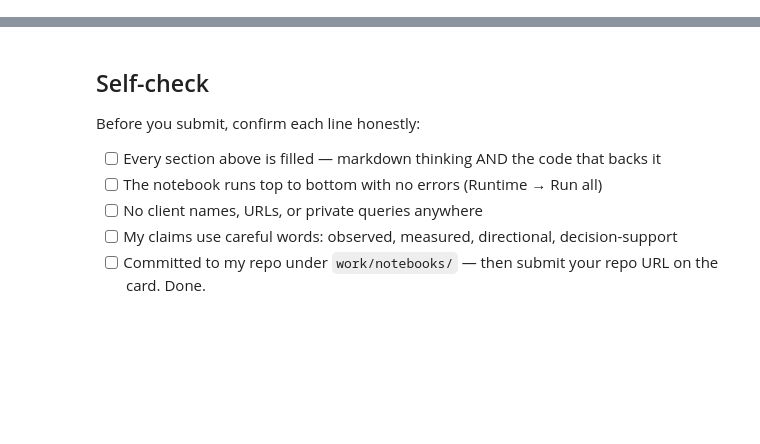
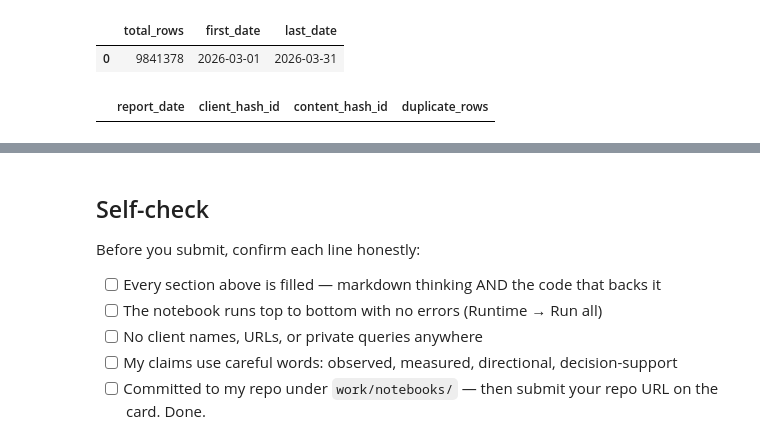
Before and after one commit to kashafejaz50-cell/Flyrank_ML_Internship, a Jupyter notebook: work/notebooks/w03_data_contract.ipynb, the cells around one changed output, grey strips where cells are left out. Saved outputs shown, nothing was run; the diff lists cells and outputs as text; code cells hidden in the pictures; blank space fills up the shorter version.

```diff
--- a/work/notebooks/w03_data_contract.ipynb
+++ b/work/notebooks/w03_data_contract.ipynb
@@ -36,0 +139,34 @@ This skeleton is yours to fill. Work the sections **in order** — each one has
+# %%
+#data range
+query = f"""
+SELECT
+    COUNT(*) AS total_rows,
+    MIN(report_date) AS first_date,
+    MAX(report_date) AS last_date
+FROM read_parquet('{march_path}')
+"""
+
+con.sql(query).df()
+# %% [output]
+|  | total_rows | first_date | last_date |
+| 0 | 9841378 | 2026-03-01 | 2026-03-31 |
+# %%
+#grain verification
+grain_query = f"""
+SELECT
+    report_date,
+    client_hash_id,
+    content_hash_id,
+    COUNT(*) AS duplicate_rows
+FROM read_parquet('{march_path}')
+GROUP BY
+    report_date,
+    client_hash_id,
+    content_hash_id
+HAVING COUNT(*) > 1
+LIMIT 10
+"""
+
+con.sql(grain_query).df()
+# %% [output]
+|  | report_date | client_hash_id | content_hash_id | duplicate_rows |
```
Also changed, not shown: parts of 30 cells of this notebook.
